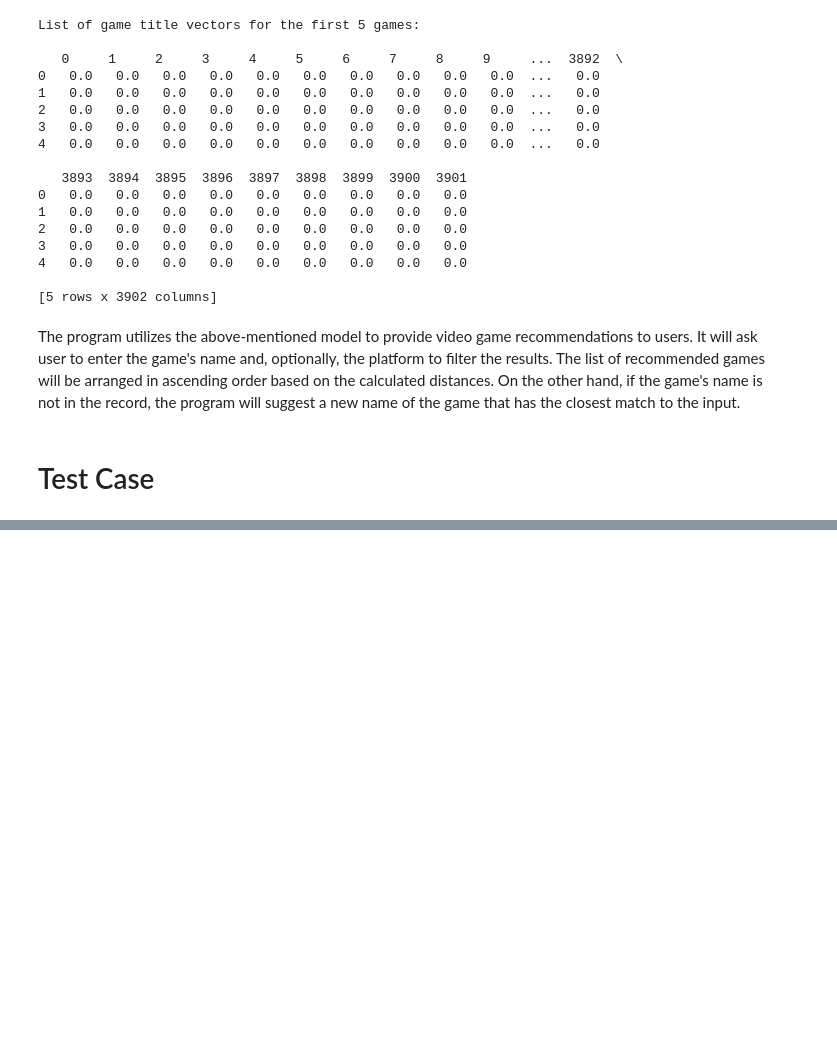
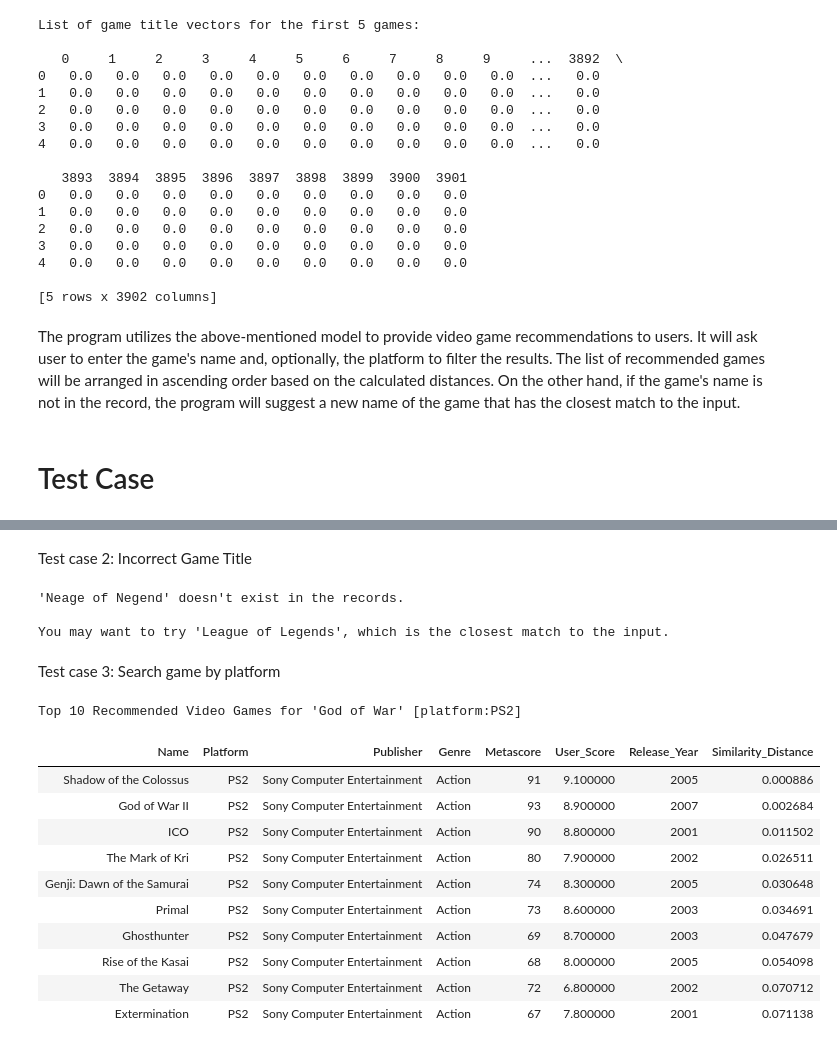
Before and after one commit to Ryuko-Ryukai/ML2, a Jupyter notebook: video_games_recommendation_system.ipynb, the cells around one changed output, grey strips where cells are left out. Saved outputs shown, nothing was run; the diff lists cells and outputs as text; code cells hidden in the pictures; blank space fills up the shorter version.

```diff
--- a/video_games_recommendation_system.ipynb
+++ b/video_games_recommendation_system.ipynb
@@ -279,8 +282,14 @@ def VideoGameTitleRecommender(video_game_name):
     closest_match_index = similarity_scores.argmax()
     closest_match_game_name = game_names[closest_match_index]
 
+
+    spell = SpellChecker(language='en')
+    words = video_game_name.split()
+    corrected_words = [spell.correction(word) for word in words]
+    corrected_game_name = ' '.join(corrected_words)
+    closest_match_game_name = process.extractOne(corrected_game_name, game_names)[0]
+
     return closest_match_game_name
-
 
 def VideoGameRecommender_Genre(video_game_name, video_game_genre='Any'):
     '''
@@ -288,7 +297,7 @@ def VideoGameRecommender_Genre(video_game_name, video_game_genre='Any'):
     '''
     default_genre = 'Any'
 
-    # User input: Game Title and Platform
+    # User input: Game Title and Genre
     if video_game_genre != default_genre:
         video_game_idx = video_game_df.query("Name == @video_game_name & Genre == @video_game_genre").index
 
@@ -296,7 +305,7 @@ def VideoGameRecommender_Genre(video_game_name, video_game_genre='Any'):
             video_game_idx = video_game_df.query("Name == @video_game_name").index
 
             if not video_game_idx.empty:
-                print(f"Note: Recommendations will be based on the title of the game as it is not available on the specified genre.\n")
+                print(f"Note: Recommendations will be based on the title of the game as it is not available in the specified genre.\n")
                 video_game_genre = default_genre
 
     # User input: Game Title only
@@ -342,6 +351,9 @@ def VideoGameRecommender_Genre(video_game_name, video_game_genre='Any'):
             recommended_idx = vg_indices[video_game_idx[0]][1:]
             video_game_list = video_game_df.iloc[recommended_idx]
 
+            # Filter out games of other genres
+            video_game_list = video_game_list[video_game_list['Genre'] == video_game_genre]
+
             # Get the distance of the games similar to the input
             recommended_distances = np.array(vg_distances[video_game_idx[0]][1:])
 
@@ -351,7 +363,15 @@ def VideoGameRecommender_Genre(video_game_name, video_game_genre='Any'):
         recommended_video_game_list = pd.concat([video_game_list,
                                                  pd.DataFrame(recommended_distances, columns=['Similarity_Distance'])], axis=1)
 
+        recommended_video_game_list['Metascore'].fillna(0, inplace=True)
+        recommended_video_game_list['Release_Year'].fillna(0, inplace=True)
+
+        # Convert Metascore and Release Year to integer type
+        recommended_video_game_list['Metascore'] = recommended_video_game_list['Metascore'].astype(int)
+        recommended_video_game_list['Release_Year'] = recommended_video_game_list['Release_Year'].astype(int)
+
         display(recommended_video_game_list.style.hide(axis=0))
+
 
 def VideoGameRecommender_Platform(video_game_name, video_game_platform='Any'):
     '''
@@ -359,7 +379,7 @@ def VideoGameRecommender_Platform(video_game_name, video_game_platform='Any'):
     '''
     default_platform = 'Any'
 
-    # User input: Game Title and Platform
+    # User input: Game Title and Genre
     if video_game_platform != default_platform:
         video_game_idx = video_game_df.query("Name == @video_game_name & Platform == @video_game_platform").index
 
@@ -367,7 +387,7 @@ def VideoGameRecommender_Platform(video_game_name, video_game_platform='Any'):
             video_game_idx = video_game_df.query("Name == @video_game_name").index
 
             if not video_game_idx.empty:
-                print(f"Note: Recommendations will be based on the title of the game as it is not available on the specified platform.\n")
+                print(f"Note: Recommendations will be based on the title of the game as it is not available in the specified genre.\n")
                 video_game_platform = default_platform
 
     # User input: Game Title only
@@ -407,11 +427,14 @@ def VideoGameRecommender_Platform(video_game_name, video_game_platform='Any'):
             # Get the distance of the games similar to the input
             recommended_distances = np.array(vg_combined_dist_idx_df['Distance'].head(10))
 
-        # User input: Game Title and Platform
+        # User input: Game Title and Genre
         else:
             # Remove from the list any game that shares the same name as the input
             recommended_idx = vg_indices[video_game_idx[0]][1:]
             video_game_list = video_game_df.iloc[recommended_idx]
+
+            # Filter out games of other genres
+            video_game_list = video_game_list[video_game_list['Platform'] == video_game_platform]
 
             # Get the distance of the games similar to the input
             recommended_distances = np.array(vg_distances[video_game_idx[0]][1:])
@@ -422,14 +445,22 @@ def VideoGameRecommender_Platform(video_game_name, video_game_platform='Any'):
         recommended_video_game_list = pd.concat([video_game_list,
                                                  pd.DataFrame(recommended_distances, columns=['Similarity_Distance'])], axis=1)
 
+        recommended_video_game_list['Metascore'].fillna(0, inplace=True)
+        recommended_video_game_list['Release_Year'].fillna(0, inplace=True)
+
+        # Convert Metascore and Release Year to integer type
+        recommended_video_game_list['Metascore'] = recommended_video_game_list['Metascore'].astype(int)
+        recommended_video_game_list['Release_Year'] = recommended_video_game_list['Release_Year'].astype(int)
+
         display(recommended_video_game_list.style.hide(axis=0))
 
 def VideoGameRecommender(Type, *args):
+
     if Type == 'Genre':
         VideoGameRecommender_Genre(*args)
     elif Type == 'Platform':
         VideoGameRecommender_Platform(*args)
     else:
-        print('Error')
+        VideoGameRecommender_Platform(Type)
 # %% [markdown]
 # Test Case
@@ -450,0 +484,25 @@ Top 10 Recommended Video Games for 'NieR: Automata' [platform:PC]
+# %% [markdown]
+Test case 2: Incorrect Game Title
+# %%
+VideoGameRecommender('Neage of Negend')
+# %% [output]
+'Neage of Negend' doesn't exist in the records.
+
+You may want to try 'League of Legends', which is the closest match to the input.
+# %% [markdown]
+Test case 3: Search game by platform
+# %%
+VideoGameRecommender('Platform', 'God of War', 'PS2')
+# %% [output]
+Top 10 Recommended Video Games for 'God of War' [platform:PS2]
+| Name | Platform | Publisher | Genre | Metascore | User_Score | Release_Year | Similarity_Distance |
+| Shadow of the Colossus | PS2 | Sony Computer Entertainment | Action | 91 | 9.100000 | 2005 | 0.000886 |
+| God of War II | PS2 | Sony Computer Entertainment | Action | 93 | 8.900000 | 2007 | 0.002684 |
+| ICO | PS2 | Sony Computer Entertainment | Action | 90 | 8.800000 | 2001 | 0.011502 |
+| The Mark of Kri | PS2 | Sony Computer Entertainment | Action | 80 | 7.900000 | 2002 | 0.026511 |
+| Genji: Dawn of the Samurai | PS2 | Sony Computer Entertainment | Action | 74 | 8.300000 | 2005 | 0.030648 |
+| Primal | PS2 | Sony Computer Entertainment | Action | 73 | 8.600000 | 2003 | 0.034691 |
+| Ghosthunter | PS2 | Sony Computer Entertainment | Action | 69 | 8.700000 | 2003 | 0.047679 |
+| Rise of the Kasai | PS2 | Sony Computer Entertainment | Action | 68 | 8.000000 | 2005 | 0.054098 |
+| The Getaway | PS2 | Sony Computer Entertainment | Action | 72 | 6.800000 | 2002 | 0.070712 |
+| Extermination | PS2 | Sony Computer Entertainment | Action | 67 | 7.800000 | 2001 | 0.071138 |
```
Also changed, not shown: parts of 9 cells of this notebook.
